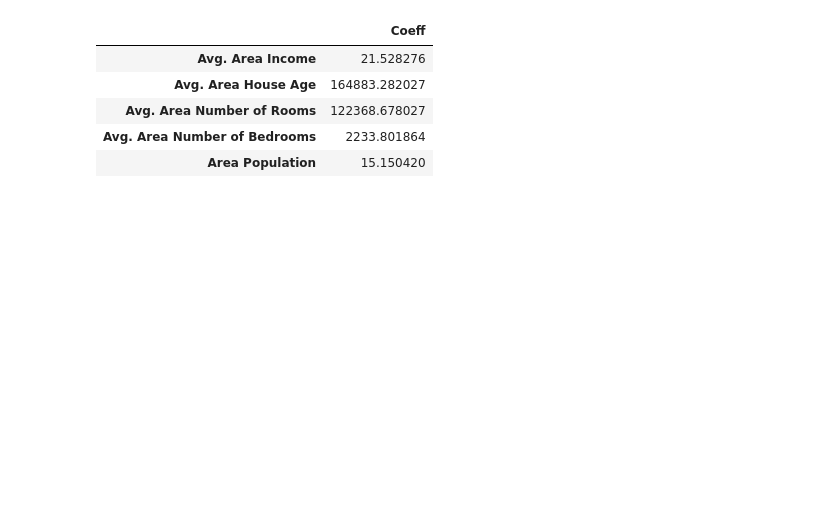
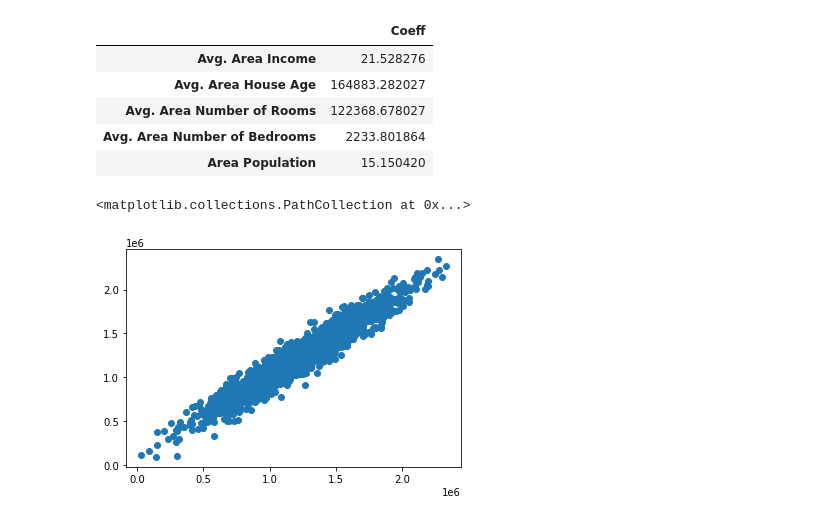
Before and after one commit to Anton6896/Machine_Learning, a Jupyter notebook: ml/linear_regression/lin_reg_1.ipynb, the cells around one changed output. Saved outputs shown, nothing was run; the diff lists cells and outputs as text; code cells hidden in the pictures; blank space fills up the shorter version.

```diff
--- a/ml/linear_regression/lin_reg_1.ipynb
+++ b/ml/linear_regression/lin_reg_1.ipynb
@@ -71,3 +65,16 @@ cdf
 | Avg. Area Number of Rooms | 122368.678027 |
 | Avg. Area Number of Bedrooms | 2233.801864 |
 | Area Population | 15.150420 |
+# %%
+# todo repeat the proces with the real data
+#  the real data set for testing from boston #################
+# boston = load_boston()
+# # print(boston.keys())
+# boston_df = pd.DataFrame(boston['data'], columns=boston['feature_names'])
+# print(boston_df.head())
+
+predictions = lm.predict(X_test)
+plt.scatter(y_test, predictions)
+# %% [output]
+<matplotlib.collections.PathCollection at 0x...>
+[figure, added]
```
Also changed, not shown: parts of 6 cells of this notebook.
